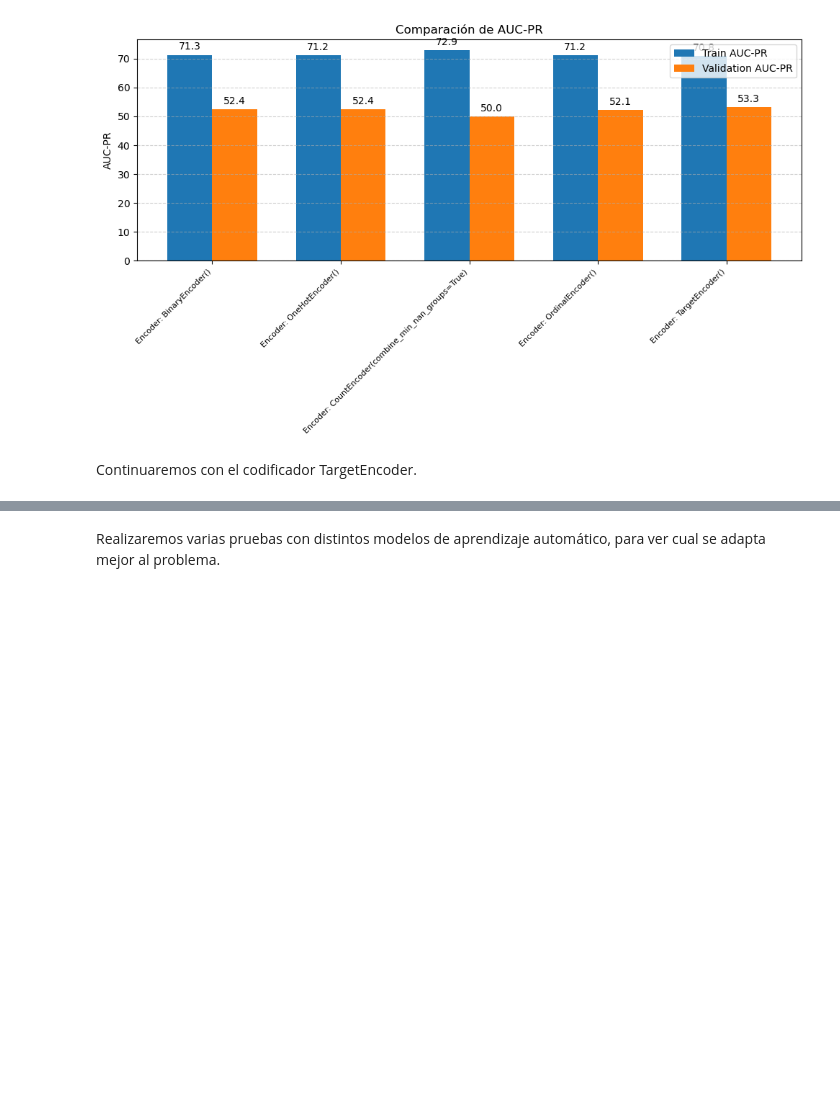
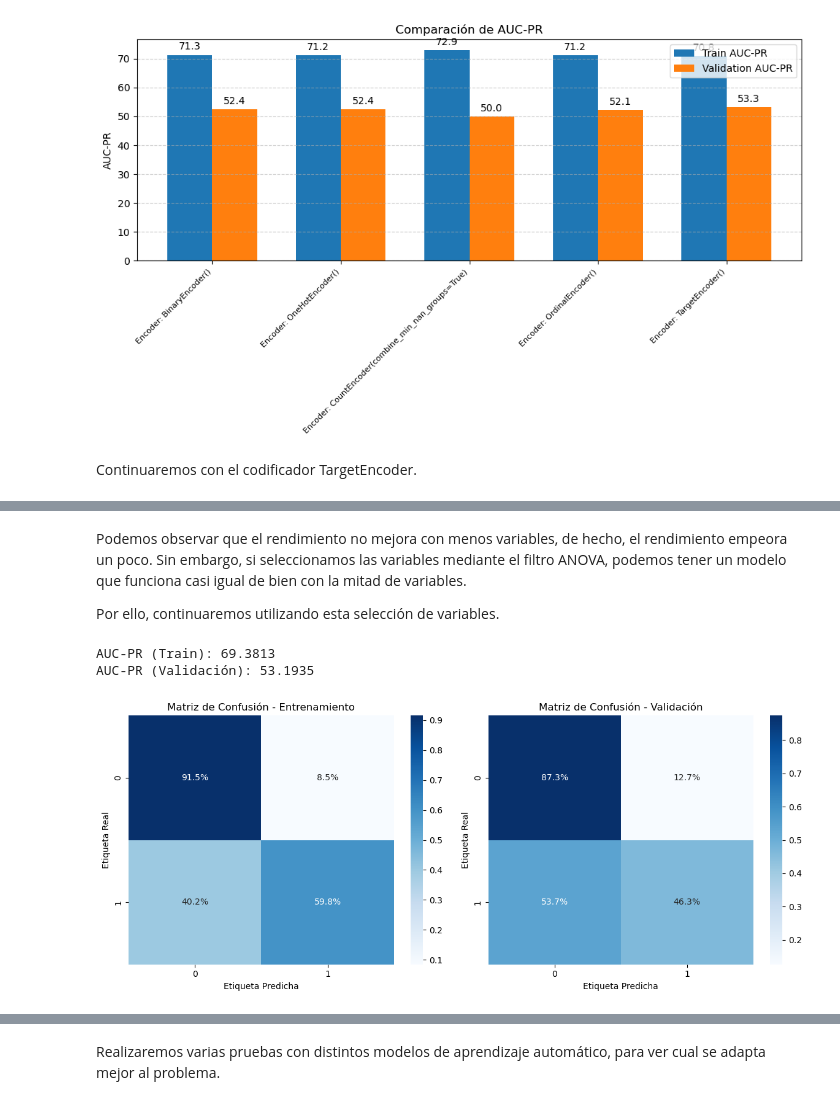
Before and after one commit to GOIH/MineriaDatos, a Jupyter notebook: analisis.ipynb, the cells around one changed output, grey strips where cells are left out. Drawn from its saved outputs; the diff is of its cells as text; code cells hidden in the pictures; blank space fills up the shorter version.

```diff
--- a/analisis.ipynb
+++ b/analisis.ipynb
@@ -40,7 +43,7 @@ set_config(display="diagram")
 Leemos los datos:
 # %%
 data_path = 'data/data.csv'
-data = pd.read_csv(data_path, index_col=0)
+data = pd.read_csv(data_path, index_col=0, na_values=["NA", "?", "null", "n/a", "", " "])
 data.head()
 # %% [output]
 |  | gender | SeniorCitizen | Partner | Dependents | tenure | PhoneService | MultipleLines | InternetService | ... |
@@ -121,2 +111,0 @@ Podemos comprobar como la variable TotalCharges es de tipo objeto debido a que t
-# %%
-data["TotalCharges"] = pd.to_numeric(data["TotalCharges"], errors='coerce')
@@ -815,0 +1027,19 @@ Continuaremos con el codificador TargetEncoder.
+# %% [markdown]
+Podemos observar que el rendimiento no mejora con menos variables, de hecho, el rendimiento empeora un poco. Sin embargo, si seleccionamos las variables mediante el filtro ANOVA, podemos tener un modelo que funciona casi igual de bien con la mitad de variables.
+
+Por ello, continuaremos utilizando esta selección de variables.
+# %%
+# Definimos los pasos de la pipeline
+steps = [('preprocessor', preprocessor),
+         ('selector', SelectKBest(score_func=f_classif, k=10)),
+         ('clf', clf_base)]
+# Creamos el modelo
+mejor_modelo = Pipeline(steps)
+# Entrenamos y evaluamos el modelo
+train_auc_pr, val_auc_pr, cm_train, cm_val = obtener_resultados(mejor_modelo, X_train, y_train, X_val, y_val)
+# Mostramos los resultados
+mostrar_resultados(train_auc_pr, val_auc_pr, cm_train, cm_val)
+# %% [output]
+AUC-PR (Train): 69.3813
+AUC-PR (Validación): 53.1935
+[figure, added]
```
Also changed, not shown: parts of 24 cells of this notebook.
